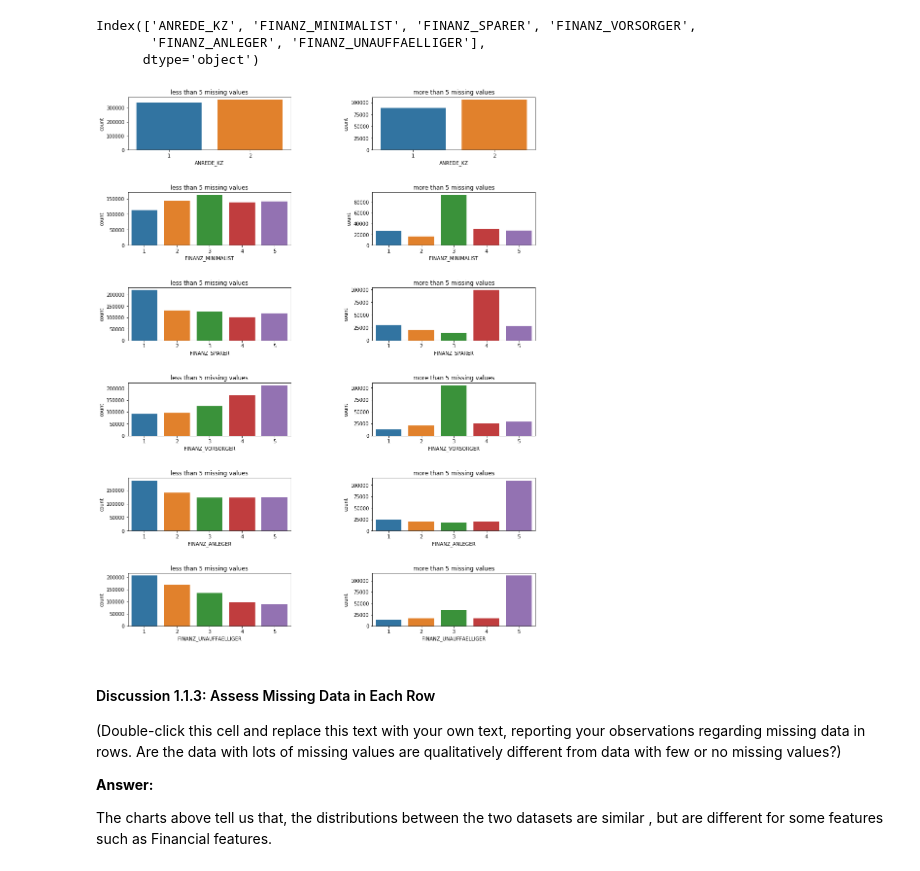
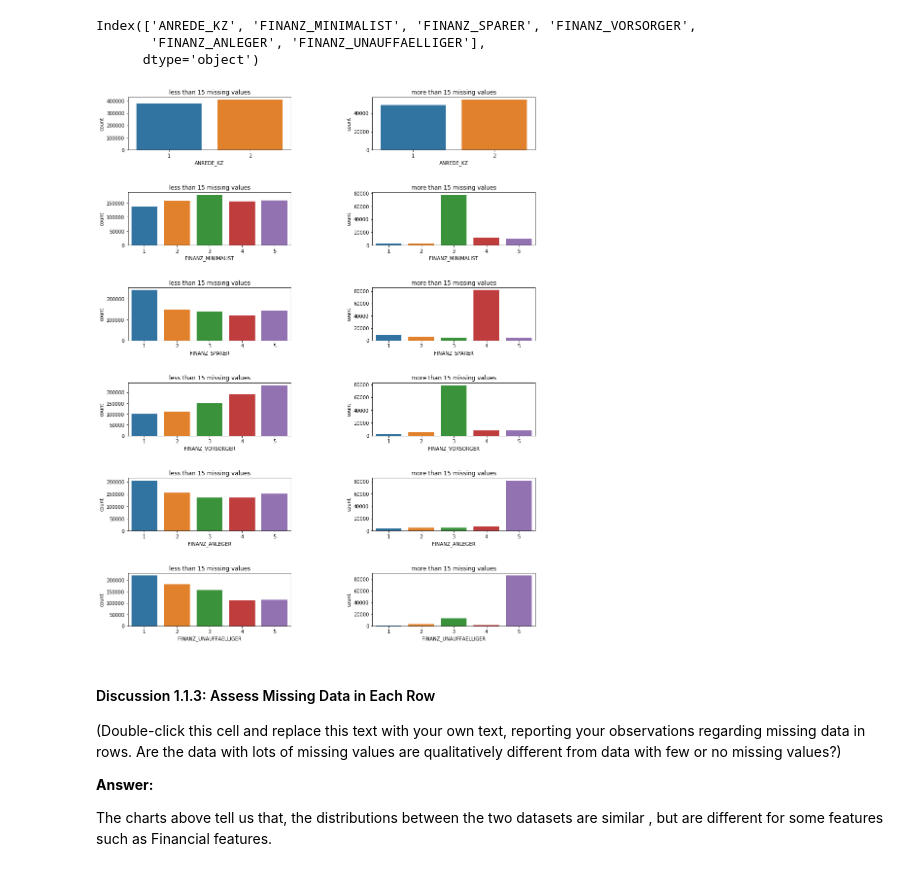
Before and after one commit to basilatawneh/Identify_Customer_Segments_Project3_Udacity, a Jupyter notebook: Identify_Customer_Segments.ipynb, the cells around one changed output. Saved outputs shown, nothing was run; the diff lists cells and outputs as text; code cells hidden in the pictures.

```diff
--- a/Identify_Customer_Segments.ipynb
+++ b/Identify_Customer_Segments.ipynb
@@ -244,8 +254,8 @@ Length: 891221, dtype: int64
 # Write code to divide the data into two subsets based on the number of missing
 # values in each row.
 
-azdias_more_5=azdias[Number_Of_Nan_In_Rows>=5]
-azdias_Less_5=azdias[Number_Of_Nan_In_Rows<5]
+azdias_more_15=azdias[Number_Of_Nan_In_Rows>=15]
+azdias_Less_15=azdias[Number_Of_Nan_In_Rows<15]
 # %%
 # Compare the distribution of values for at least five columns where there are
 # no or few missing values, between the two subsets.
@@ -260,16 +270,16 @@ Index(['ANREDE_KZ', 'FINANZ_MINIMALIST', 'FINANZ_SPARER', 'FINANZ_VORSORGER',
 # %%
 fig, ax =plt.subplots(len(vis),2,figsize = (15,20))
 
 for i in range(len(vis)):
-    sns.countplot(azdias_Less_5[vis[i]], ax=ax[i][0])
-    ax[i][0].set_title('less than 5 missing values')
-    sns.countplot(azdias_more_5[vis[i]], ax=ax[i][1])
-    ax[i][1].set_title('more than 5 missing values')
+    sns.countplot(azdias_Less_15[vis[i]], ax=ax[i][0])
+    ax[i][0].set_title('less than 15 missing values')
+    sns.countplot(azdias_more_15[vis[i]], ax=ax[i][1])
+    ax[i][1].set_title('more than 15 missing values')
     plt.subplots_adjust(hspace =0.8,wspace= 0.5)
 
 fig.show()
 # %% [output]
-[figure, old version]
+[figure, new version]
 # %% [markdown]
 #### Discussion 1.1.3: Assess Missing Data in Each Row
 
```
Also changed, not shown: parts of 14 cells of this notebook, 1 other file.
